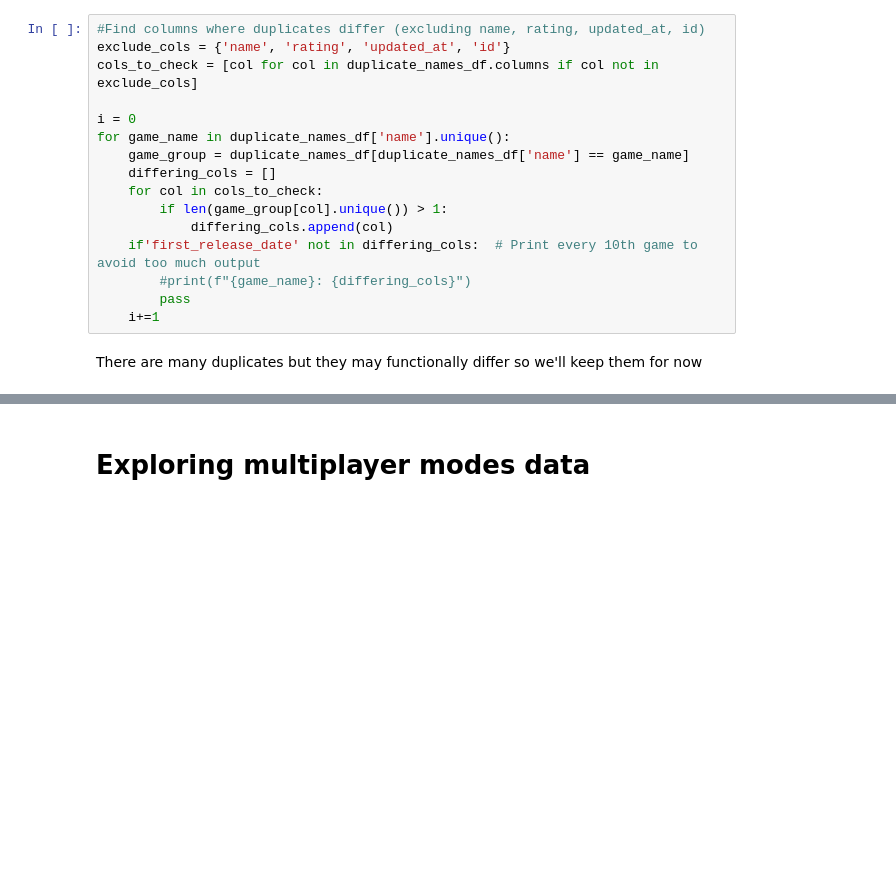
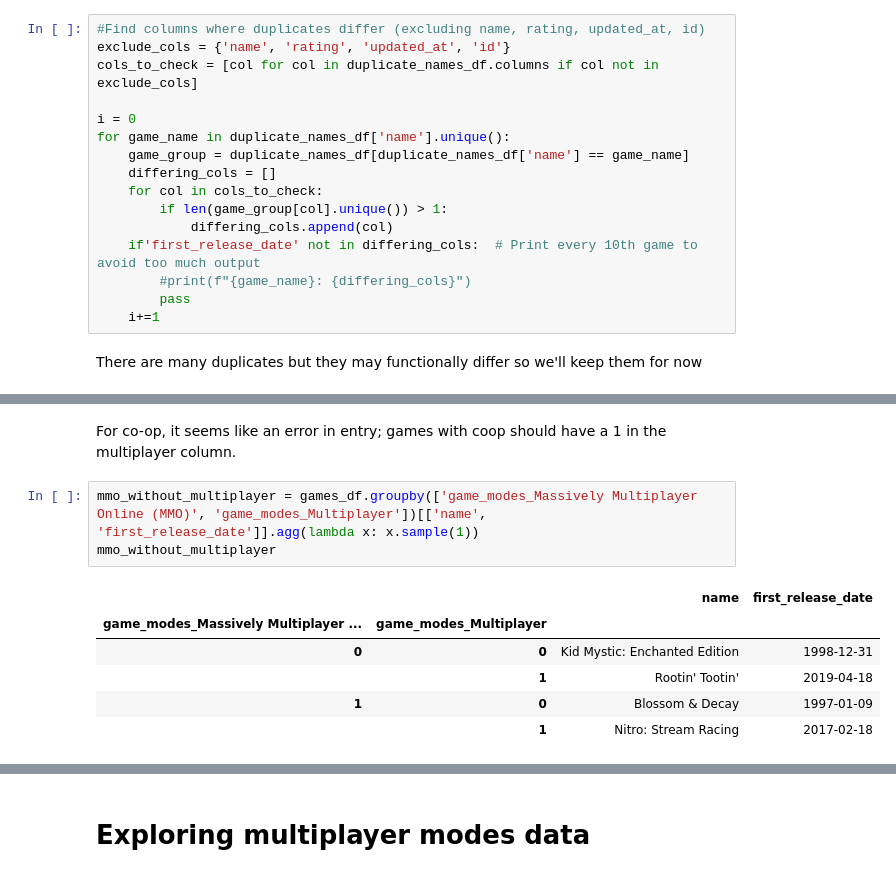
Before and after one commit to ModernNeesh/GotAnyGames, a Jupyter notebook: cleaning_analysis.ipynb, the cells around one changed output, grey strips where cells are left out. Cells and saved outputs as stored; diff of their text form; blank space fills up the shorter version.

```diff
--- a/cleaning_analysis.ipynb
+++ b/cleaning_analysis.ipynb
@@ -77,0 +92,12 @@ There are many duplicates but they may functionally differ so we'll keep them fo
+# %% [markdown]
+For co-op, it seems like an error in entry; games with coop should have a 1 in the multiplayer column.
+# %%
+mmo_without_multiplayer = games_df.groupby(['game_modes_Massively Multiplayer Online (MMO)', 'game_modes_Multiplayer'])[['name', 'first_release_date']].agg(lambda x: x.sample(1))
+mmo_without_multiplayer
+# %% [output]
+|  |  | name | first_release_date |
+| game_modes_Massively Multiplayer ... | game_modes_Multiplayer |  |  |
+| 0 | 0 | Kid Mystic: Enchanted Edition | 1998-12-31 |
+|  | 1 | Rootin' Tootin' | 2019-04-18 |
+| 1 | 0 | Blossom & Decay | 1997-01-09 |
+|  | 1 | Nitro: Stream Racing | 2017-02-18 |
```
Also changed, not shown: parts of 14 cells of this notebook, 2 other files.
